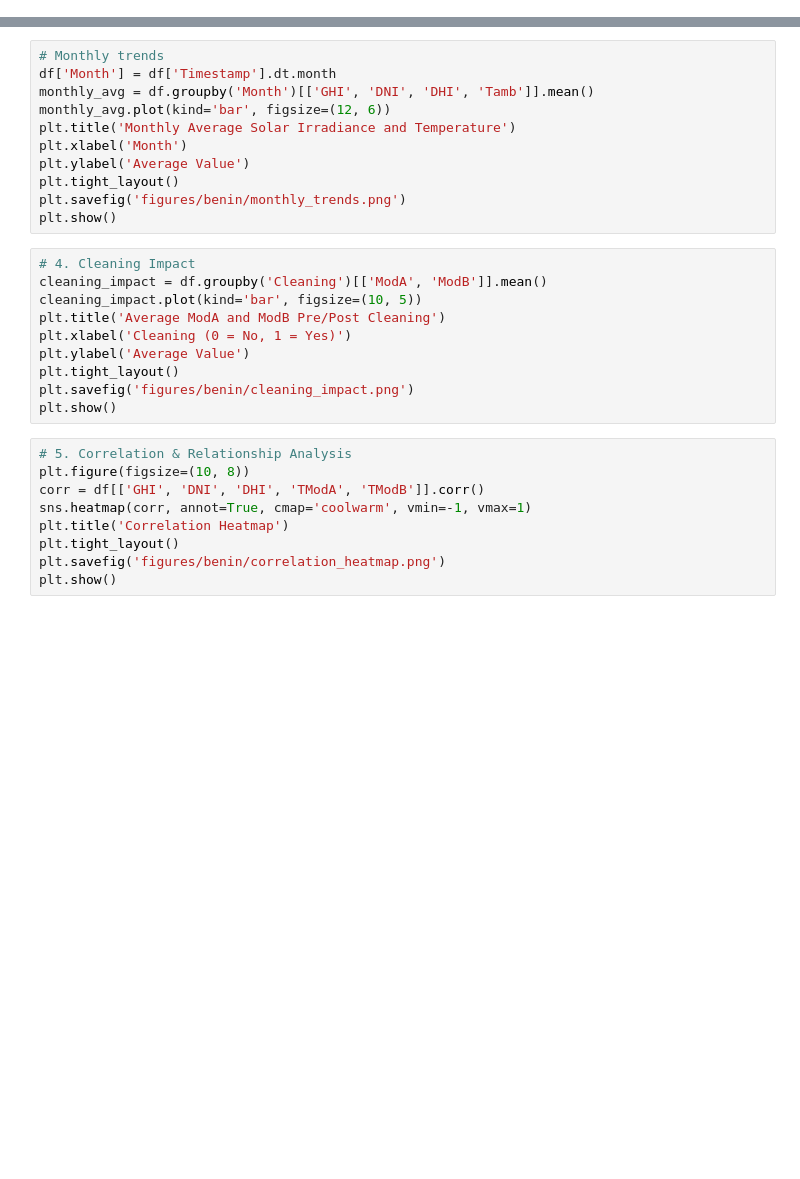
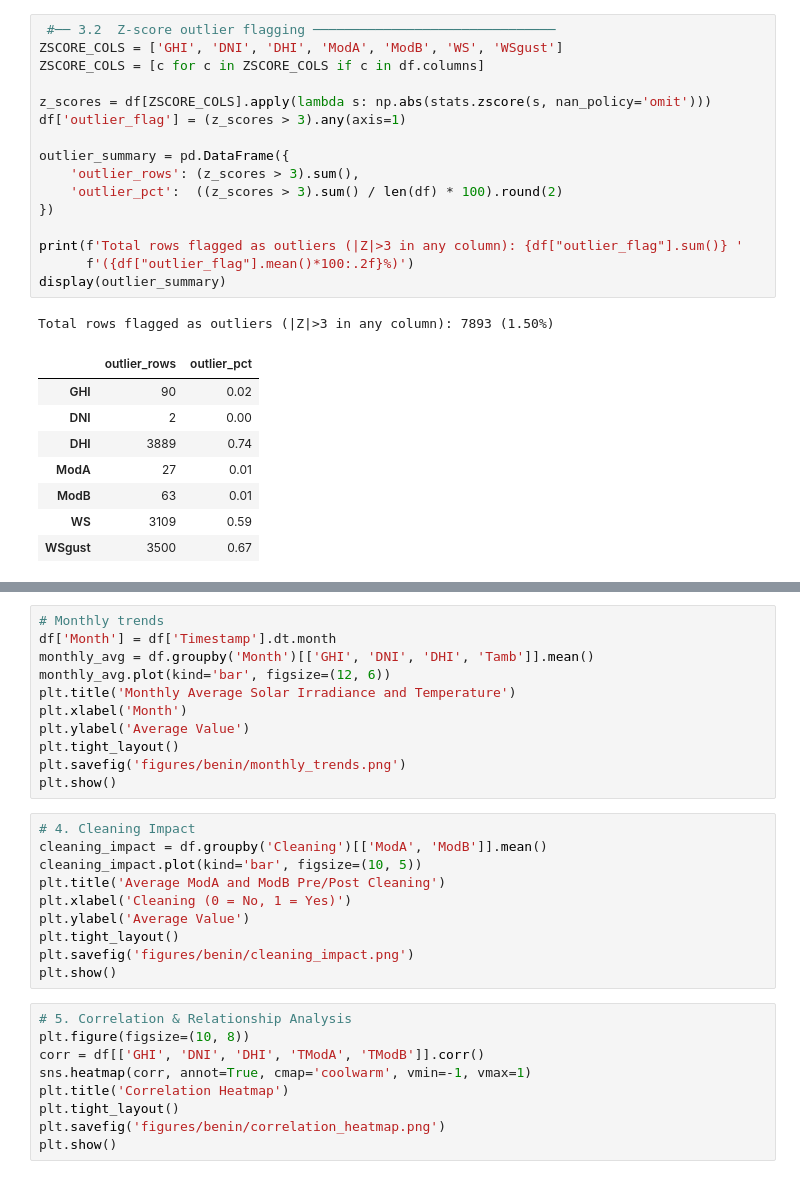
Before and after one commit to nanecha/Cross-Country-Solar-Farm-Analysis, a Jupyter notebook: notebooks/benin_eda.ipynb, the cells around one changed output, grey strips where cells are left out. Drawn from its saved outputs; the diff is of its cells as text; blank space fills up the shorter version.

```diff
--- a/notebooks/benin_eda.ipynb
+++ b/notebooks/benin_eda.ipynb
@@ -107,0 +166,26 @@ print(f"Number of rows with outliers (|Z|>3): {len(outliers)}")
+# %%
+ #── 3.2  Z-score outlier flagging ───────────────────────────────
+ZSCORE_COLS = ['GHI', 'DNI', 'DHI', 'ModA', 'ModB', 'WS', 'WSgust']
+ZSCORE_COLS = [c for c in ZSCORE_COLS if c in df.columns]
+
+z_scores = df[ZSCORE_COLS].apply(lambda s: np.abs(stats.zscore(s, nan_policy='omit')))
+df['outlier_flag'] = (z_scores > 3).any(axis=1)
+
+outlier_summary = pd.DataFrame({
+    'outlier_rows': (z_scores > 3).sum(),
+    'outlier_pct':  ((z_scores > 3).sum() / len(df) * 100).round(2)
+})
+
+print(f'Total rows flagged as outliers (|Z|>3 in any column): {df["outlier_flag"].sum()} '
+      f'({df["outlier_flag"].mean()*100:.2f}%)')
+display(outlier_summary)
+# %% [output]
+Total rows flagged as outliers (|Z|>3 in any column): 7893 (1.50%)
+|  | outlier_rows | outlier_pct |
+| GHI | 90 | 0.02 |
+| DNI | 2 | 0.00 |
+| DHI | 3889 | 0.74 |
+| ModA | 27 | 0.01 |
+| ModB | 63 | 0.01 |
+| WS | 3109 | 0.59 |
+| WSgust | 3500 | 0.67 |
```
Also changed, not shown: parts of 20 cells of this notebook.
